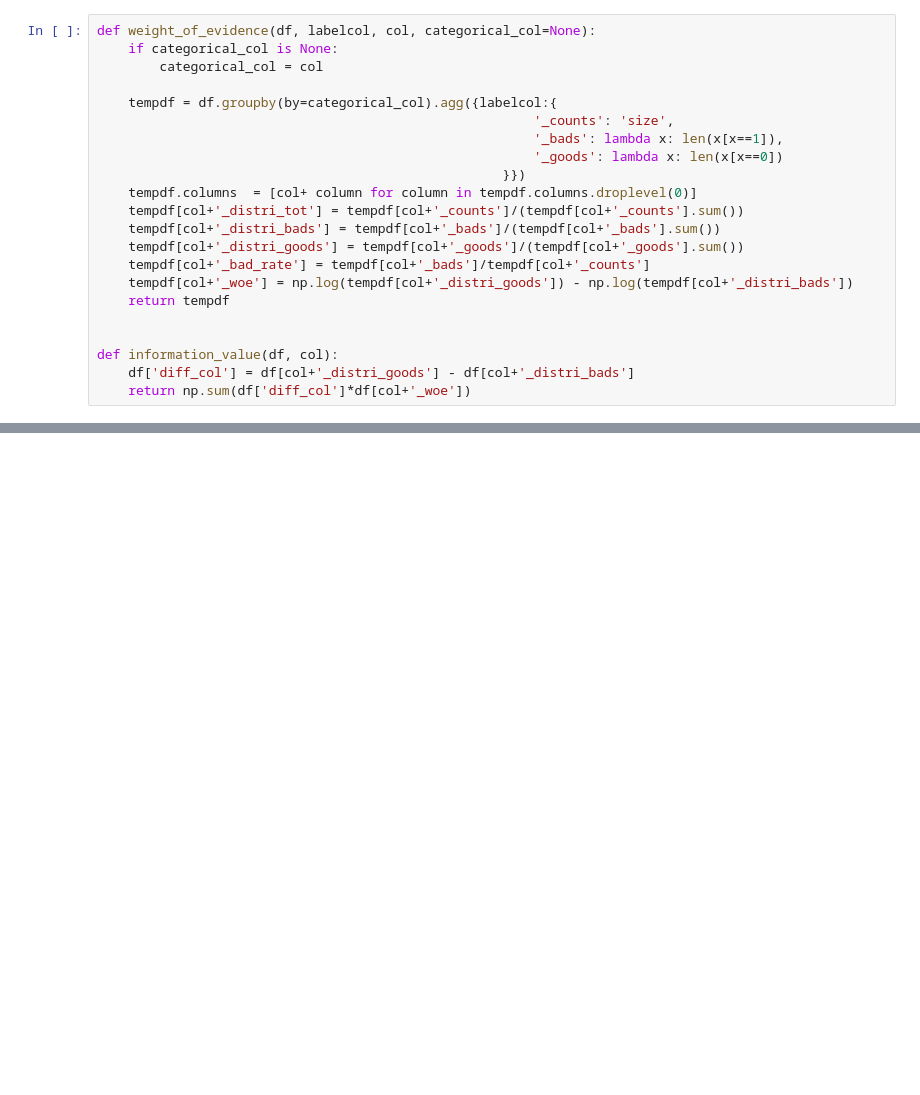
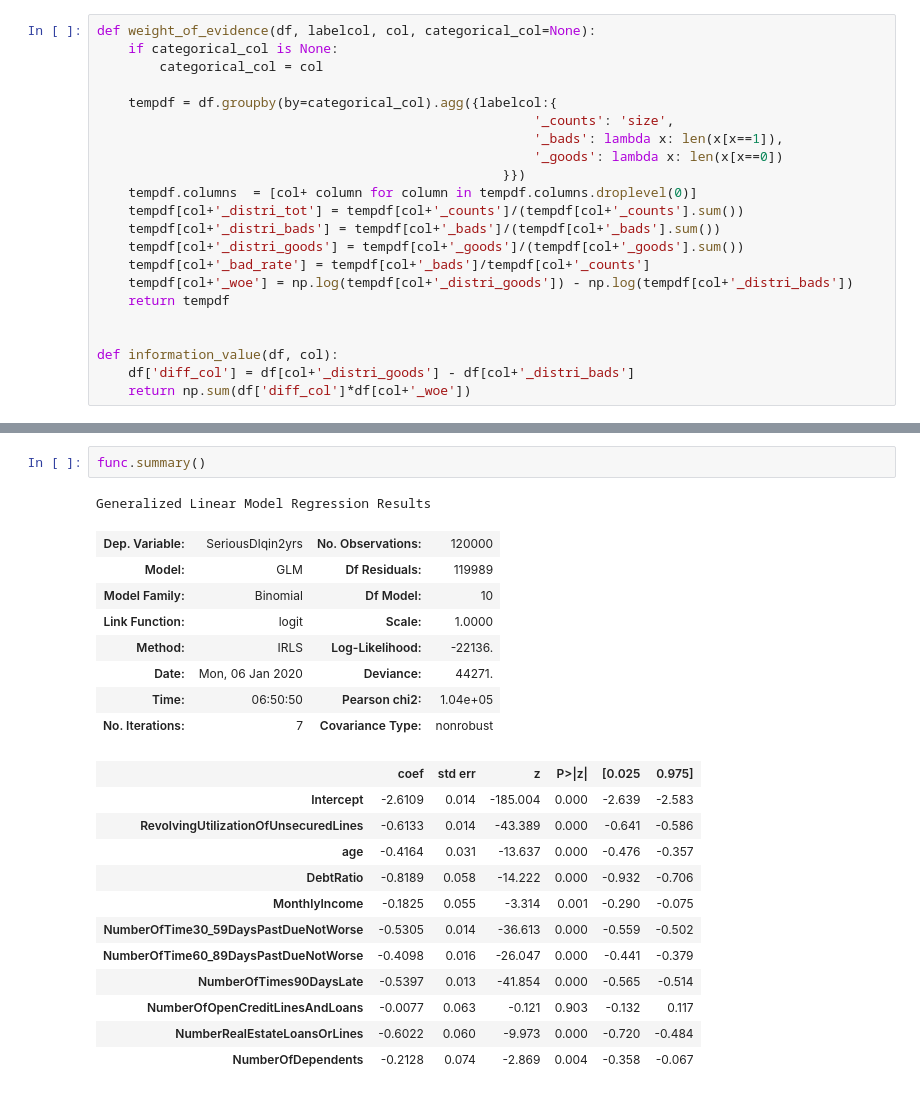
Before and after one commit to Pritishsingla/givemesomecredit, a Jupyter notebook: model.ipynb, the cells around one changed output, grey strips where cells are left out. Cells and saved outputs as stored; diff of their text form; blank space fills up the shorter version.

```diff
--- a/model.ipynb
+++ b/model.ipynb
@@ -166,0 +222,24 @@ create_woe(binned_df, woe)
+# %%
+func.summary()
+# %% [output]
+Generalized Linear Model Regression Results
+| Dep. Variable: | SeriousDlqin2yrs | No. Observations: | 120000 |
+| Model: | GLM | Df Residuals: | 119989 |
+| Model Family: | Binomial | Df Model: | 10 |
+| Link Function: | logit | Scale: | 1.0000 |
+| Method: | IRLS | Log-Likelihood: | -22136. |
+| Date: | Mon, 06 Jan 2020 | Deviance: | 44271. |
+| Time: | 06:50:50 | Pearson chi2: | 1.04e+05 |
+| No. Iterations: | 7 | Covariance Type: | nonrobust |
+|  | coef | std err | z | P>|z| | [0.025 | 0.975] |
+| Intercept | -2.6109 | 0.014 | -185.004 | 0.000 | -2.639 | -2.583 |
+| RevolvingUtilizationOfUnsecuredLines | -0.6133 | 0.014 | -43.389 | 0.000 | -0.641 | -0.586 |
+| age | -0.4164 | 0.031 | -13.637 | 0.000 | -0.476 | -0.357 |
+| DebtRatio | -0.8189 | 0.058 | -14.222 | 0.000 | -0.932 | -0.706 |
+| MonthlyIncome | -0.1825 | 0.055 | -3.314 | 0.001 | -0.290 | -0.075 |
+| NumberOfTime30_59DaysPastDueNotWorse | -0.5305 | 0.014 | -36.613 | 0.000 | -0.559 | -0.502 |
+| NumberOfTime60_89DaysPastDueNotWorse | -0.4098 | 0.016 | -26.047 | 0.000 | -0.441 | -0.379 |
+| NumberOfTimes90DaysLate | -0.5397 | 0.013 | -41.854 | 0.000 | -0.565 | -0.514 |
+| NumberOfOpenCreditLinesAndLoans | -0.0077 | 0.063 | -0.121 | 0.903 | -0.132 | 0.117 |
+| NumberRealEstateLoansOrLines | -0.6022 | 0.060 | -9.973 | 0.000 | -0.720 | -0.484 |
+| NumberOfDependents | -0.2128 | 0.074 | -2.869 | 0.004 | -0.358 | -0.067 |
```
Also changed, not shown: parts of 17 cells of this notebook.
